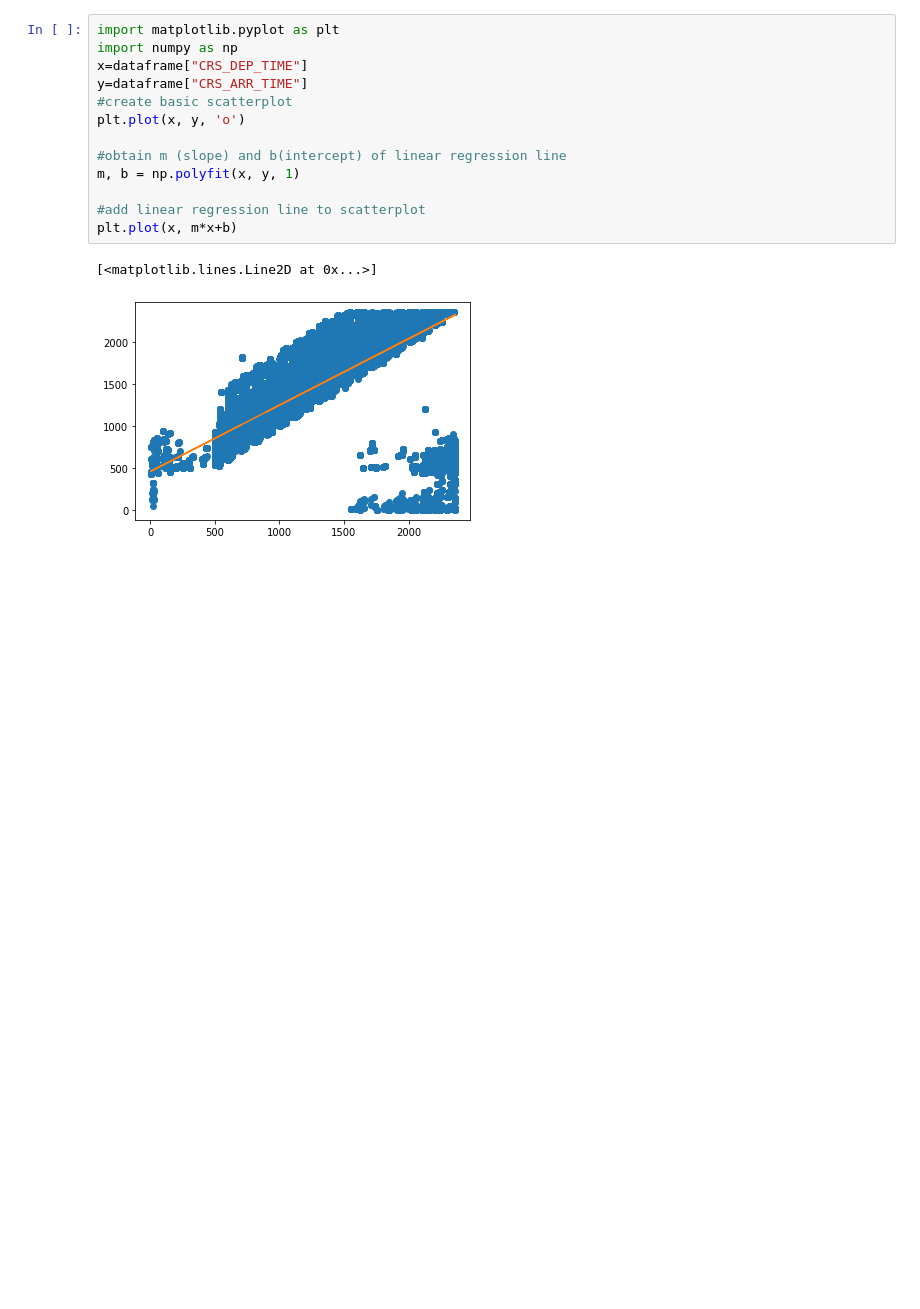
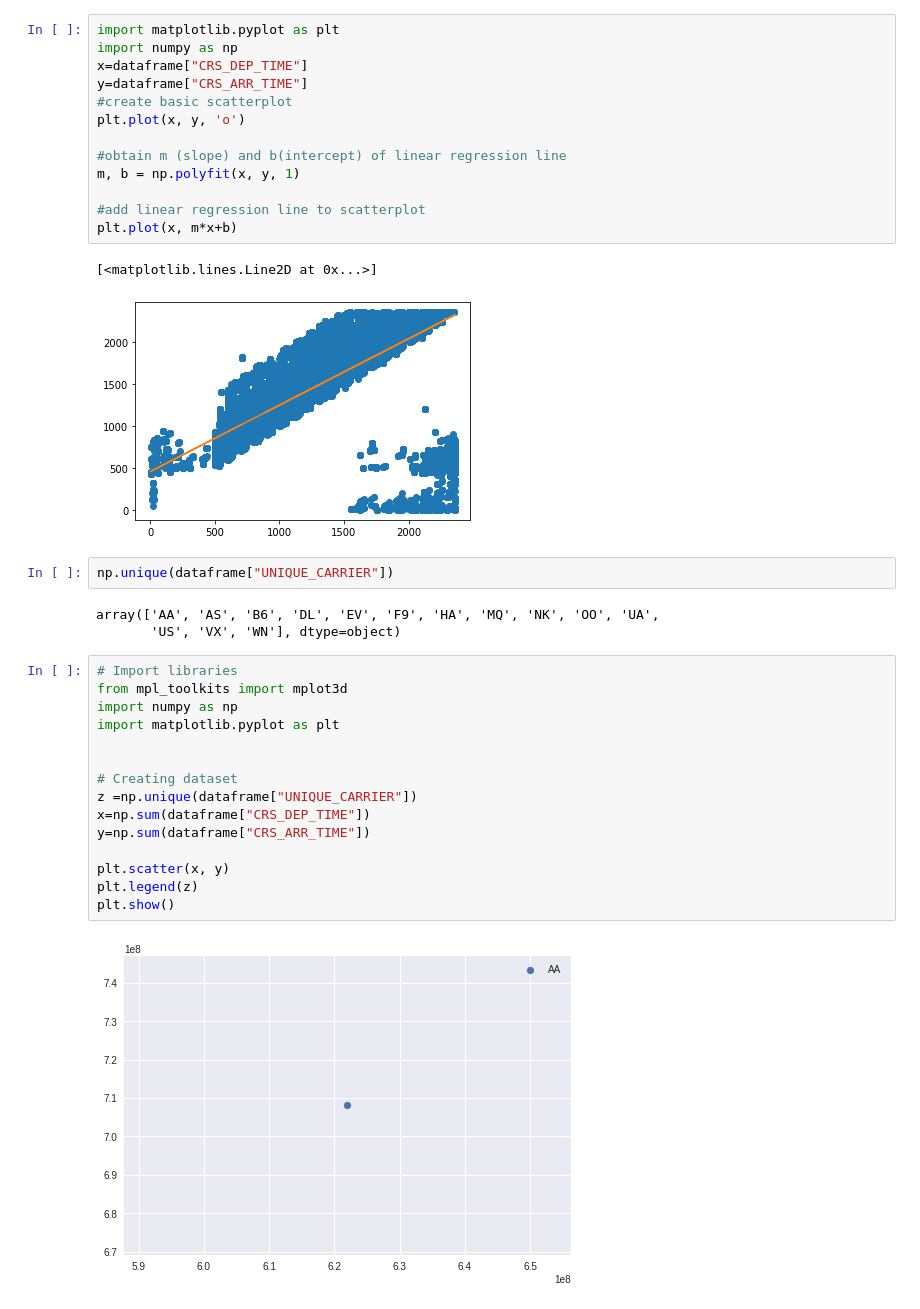
Before and after one commit to prakharsrivastava/powerbi, a Jupyter notebook: Data_Science_on_Google_Cloud_Platform_3.ipynb, the cells around one changed output. Saved outputs shown, nothing was run; the diff lists cells and outputs as text; blank space fills up the shorter version.

```diff
--- a/Data_Science_on_Google_Cloud_Platform_3.ipynb
+++ b/Data_Science_on_Google_Cloud_Platform_3.ipynb
@@ -105,3 +103,25 @@ plt.plot(x, m*x+b)
 # %% [output]
 [<matplotlib.lines.Line2D at 0x...>]
 [figure]
+# %%
+np.unique(dataframe["UNIQUE_CARRIER"])
+# %% [output]
+array(['AA', 'AS', 'B6', 'DL', 'EV', 'F9', 'HA', 'MQ', 'NK', 'OO', 'UA',
+       'US', 'VX', 'WN'], dtype=object)
+# %%
+# Import libraries
+from mpl_toolkits import mplot3d
+import numpy as np
+import matplotlib.pyplot as plt
+
+
+# Creating dataset
+z =np.unique(dataframe["UNIQUE_CARRIER"])
+x=np.sum(dataframe["CRS_DEP_TIME"])
+y=np.sum(dataframe["CRS_ARR_TIME"])
+
+plt.scatter(x, y)
+plt.legend(z)
+plt.show()
+# %% [output]
+[figure, added]
```
Also changed, not shown: parts of 5 cells of this notebook.
